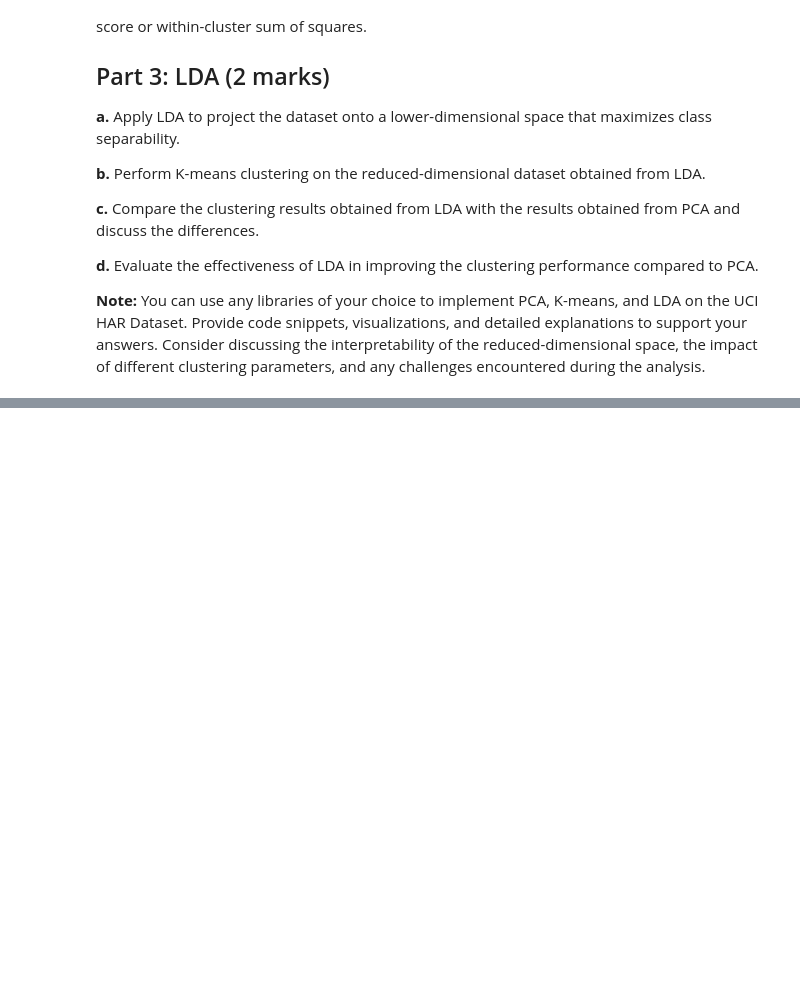
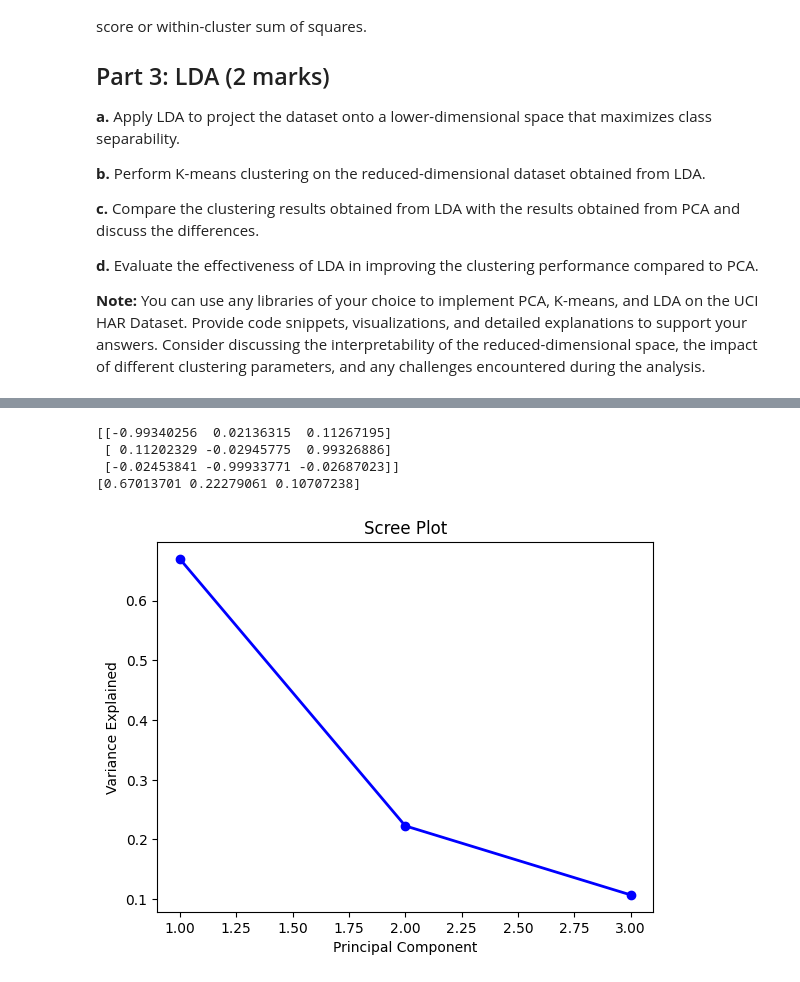
Before and after one commit to narendra974/AIMLOPS_IISC, a Jupyter notebook: Assignment_2.ipynb, the cells around one changed output, grey strips where cells are left out. Drawn from its saved outputs; the diff is of its cells as text; code cells hidden in the pictures; blank space fills up the shorter version.

```diff
--- a/Assignment_2.ipynb
+++ b/Assignment_2.ipynb
@@ -448,0 +533,24 @@ You are given a dataset, which contains sensor data. Your task is to apply dimen
+# %%
+from sklearn.decomposition import PCA
+
+pca = PCA(n_components=3)
+pca.fit(df2)
+print(pca.components_)
+print(pca.explained_variance_ratio_)
+# %% [output]
+[[-0.99340256  0.02136315  0.11267195]
+ [ 0.11202329 -0.02945775  0.99326886]
+ [-0.02453841 -0.99933771 -0.02687023]]
+[0.67013701 0.22279061 0.10707238]
+# %%
+import matplotlib.pyplot as plt
+import numpy as np
+
+PC_values = np.arange(pca.n_components_) + 1
+plt.plot(PC_values, pca.explained_variance_ratio_, 'o-', linewidth=2, color='blue')
+plt.title('Scree Plot')
+plt.xlabel('Principal Component')
+plt.ylabel('Variance Explained')
+plt.show()
+# %% [output]
+[figure, added]
```
Also changed, not shown: parts of 16 cells of this notebook.
